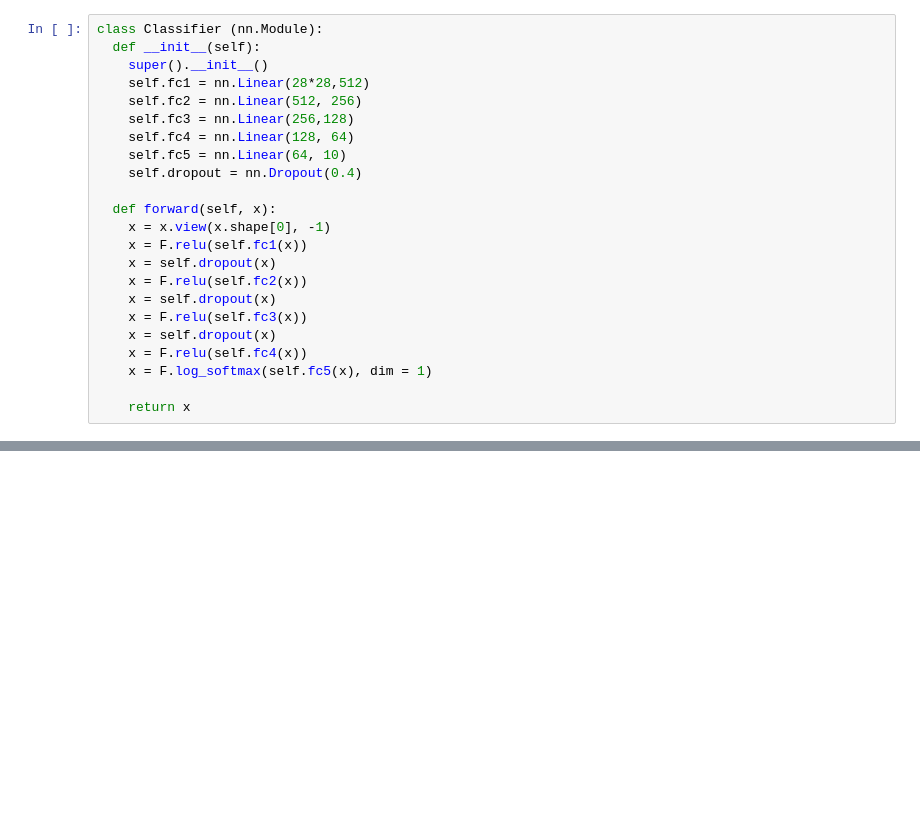
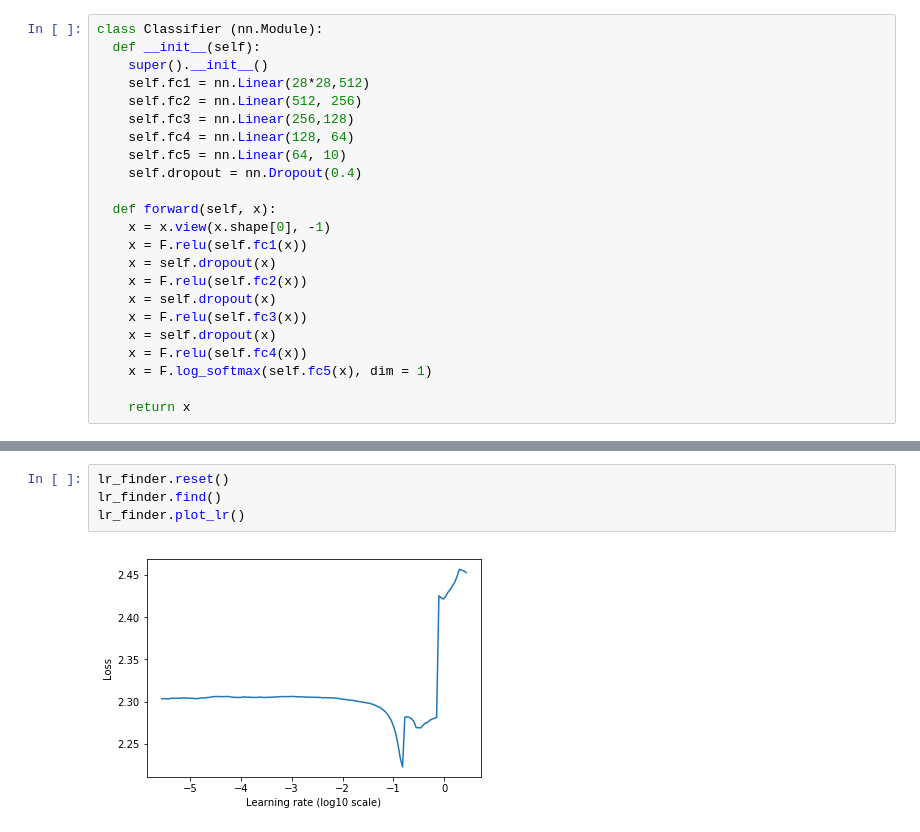
Before and after one commit to gurucharanmk/PyTorch_LearningRateFinder, a Jupyter notebook: LearningRateFinder_FashionMNIST_Demo.ipynb, the cells around one changed output, grey strips where cells are left out. Cells and saved outputs as stored; diff of their text form; blank space fills up the shorter version.

```diff
--- a/LearningRateFinder_FashionMNIST_Demo.ipynb
+++ b/LearningRateFinder_FashionMNIST_Demo.ipynb
@@ -73,0 +73,6 @@ lr_finder.plot_lr()
+# %%
+lr_finder.reset()
+lr_finder.find()
+lr_finder.plot_lr()
+# %% [output]
+[figure, added]
```
Also changed, not shown: parts of 4 cells of this notebook, 2 other files.
